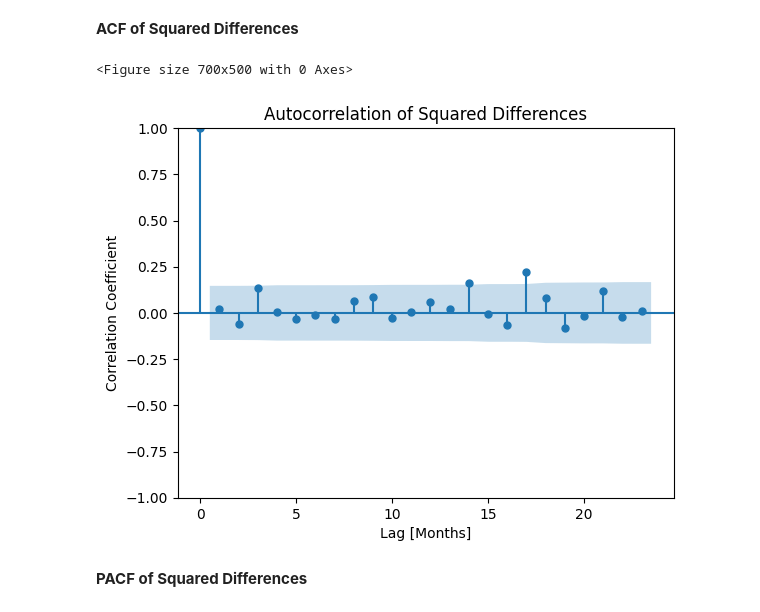
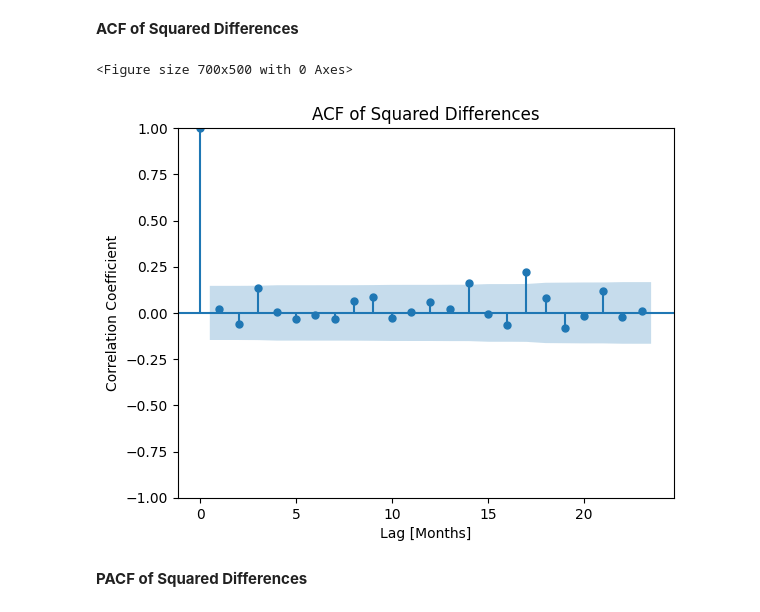
Before and after one commit to micahondiwa/fraud_volumes_detection, a Jupyter notebook: 0-data_wrangling.ipynb, the cells around one changed output. Drawn from its saved outputs; the diff is of its cells as text; code cells hidden in the pictures.

Commit message:
Line plot

```diff
--- a/0-data_wrangling.ipynb
+++ b/0-data_wrangling.ipynb
@@ -327,12 +327,12 @@ plt.show()
 # %%
 plt.figure(figsize=(7, 5))
 plot_acf(diff_squared)
-plt.title('Autocorrelation of Squared Differences')
+plt.title('ACF of Squared Differences')
 plt.xlabel("Lag [Months]")
 plt.ylabel("Correlation Coefficient");
 plt.show()
 # %% [output]
 <Figure size 700x500 with 0 Axes>
-[figure, old version]
+[figure, new version]
 # %% [markdown]
 **PACF of Squared Differences**
```
Also changed, not shown: parts of 1 cell of this notebook.
